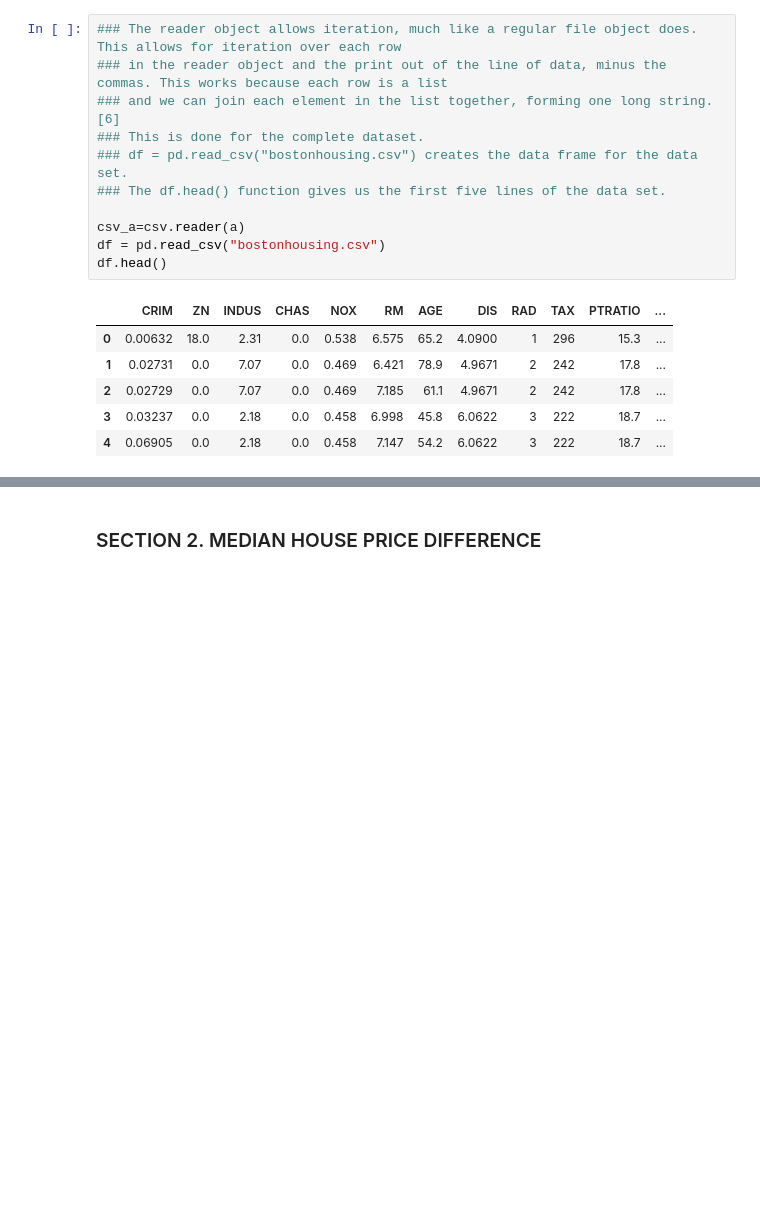
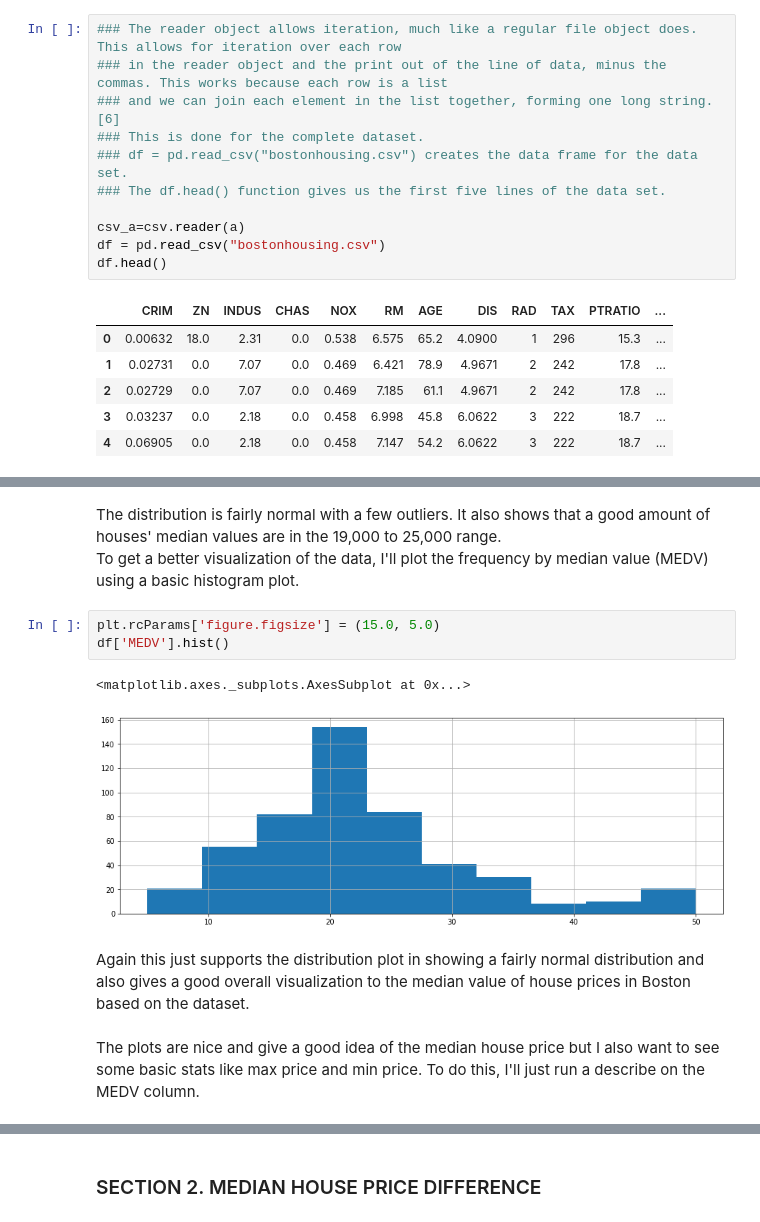
Before and after one commit to pjmeehan/MLS-Project, a Jupyter notebook: MLS Project 2019.ipynb, the cells around one changed output, grey strips where cells are left out. Cells and saved outputs as stored; diff of their text form; blank space fills up the shorter version.

Commit message:
plots and ttest

```diff
--- a/MLS Project 2019.ipynb
+++ b/MLS Project 2019.ipynb
@@ -87,0 +94,13 @@ df.head()
+# %% [markdown]
+The distribution is fairly normal with a few outliers. It also shows that a good amount of houses' median values are in the 19,000 to 25,000 range.<br>
+To get a better visualization of the data, I'll plot the frequency by median value (MEDV) using a basic histogram plot.
+# %%
+plt.rcParams['figure.figsize'] = (15.0, 5.0)
+df['MEDV'].hist()
+# %% [output]
+<matplotlib.axes._subplots.AxesSubplot at 0x...>
+[figure, added]
+# %% [markdown]
+Again this just supports the distribution plot in showing a fairly normal distribution and also gives a good overall visualization to the median value of house prices in Boston based on the dataset.
+# %% [markdown]
+The plots are nice and give a good idea of the median house price but I also want to see some basic stats like max price and min price. To do this, I'll just run a describe on the MEDV column.
```
Also changed, not shown: parts of 25 cells of this notebook.
